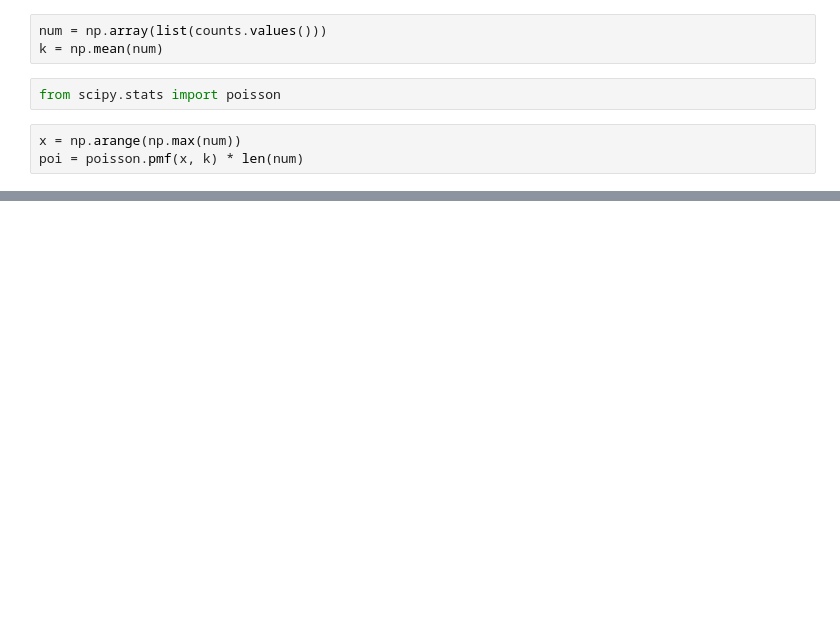
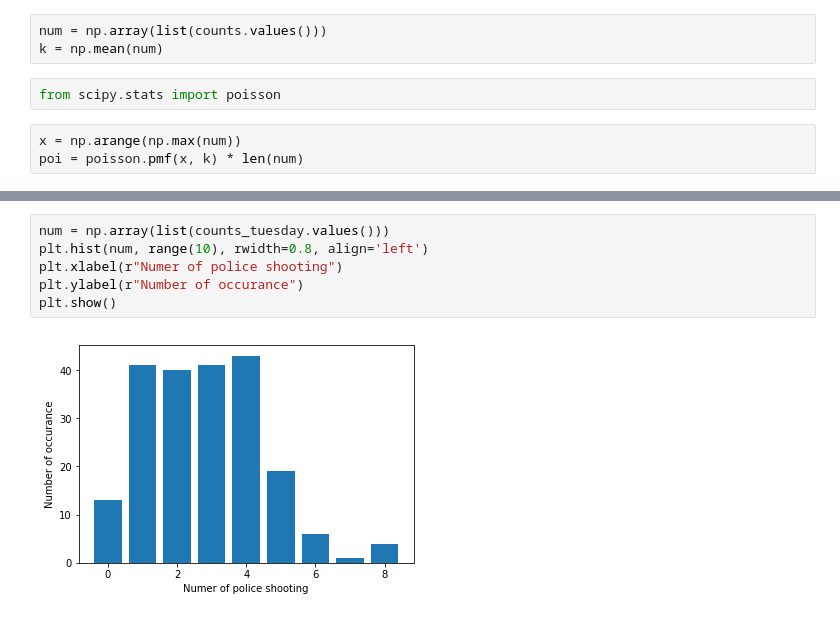
Before and after one commit to cryscan/ve401-project-2, a Jupyter notebook: notebooks/Untitled.ipynb, the cells around one changed output, grey strips where cells are left out. Drawn from its saved outputs; the diff is of its cells as text; blank space fills up the shorter version.

```diff
--- a/notebooks/Untitled.ipynb
+++ b/notebooks/Untitled.ipynb
@@ -121,0 +152,8 @@ plt.show()
+# %%
+num = np.array(list(counts_tuesday.values()))
+plt.hist(num, range(10), rwidth=0.8, align='left')
+plt.xlabel(r"Numer of police shooting")
+plt.ylabel(r"Number of occurance")
+plt.show()
+# %% [output]
+[figure, added]
```
Also changed, not shown: parts of 12 cells of this notebook, 2 other files.
